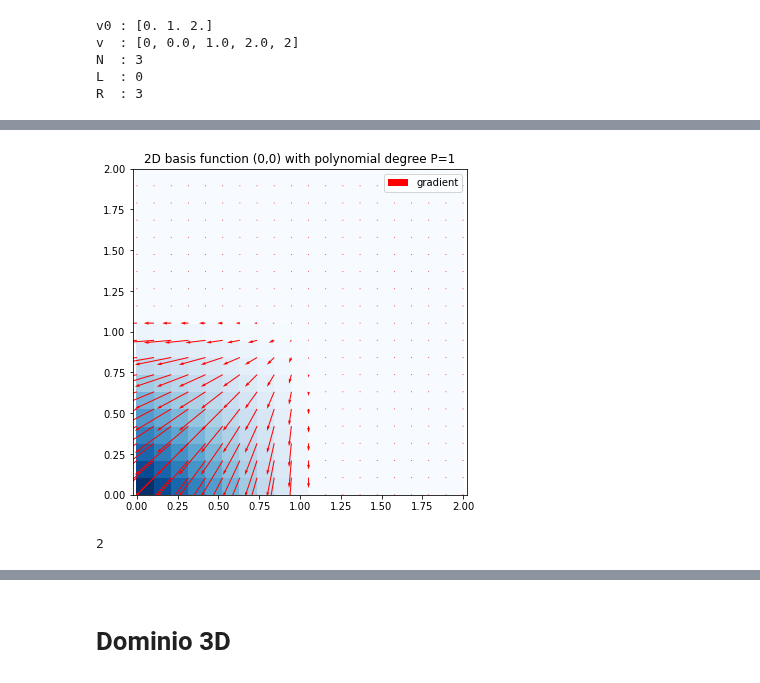
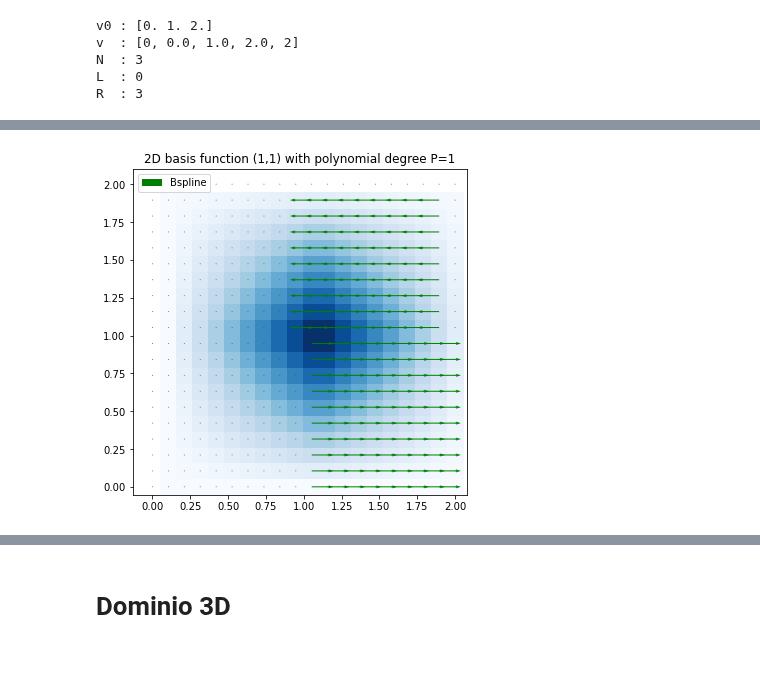
Before and after one commit to EliaStocco/Bspline, a Jupyter notebook: python/Test.ipynb, the cells around one changed output, grey strips where cells are left out. Cells and saved outputs as stored; diff of their text form; code cells hidden in the pictures.

Commit message:
continuo ad avere problemi con il gradiente, serve una formula precisa e non tirare a caso

```diff
--- a/python/Test.ipynb
+++ b/python/Test.ipynb
@@ -795,3 +801,22 @@ XY = np.zeros((Nx*Ny,2))
 XY[:,0] = X.reshape((Nx*Ny,))
 XY[:,1] = Y.reshape((Nx*Ny,))
 #XY = pd.DataFrame({"x":X.reshape((Nx*Ny,1)), "y":Y.reshape((Nx*Ny,1))})
+# %%
+#%matplotlib widget
+i = 1
+j = 1
+
+#
+bs.clear_cp()
+bs.set_cp([i,j],1.0)
+#
+z=bs.evaluate(XY)
+Z=z.reshape(Nx,Ny)
+#
+der = bs.derivative()
+vx = der[0].evaluate(XY).reshape((Nx,Ny))
+vy = der[1].evaluate(XY).reshape((Nx,Ny))
+#zd  = der.evaluate(XY)
+
+#nunpy
+g = np.gradient(Z)
@@ -798,42 +852,14 @@ XY[:,1] = Y.reshape((Nx*Ny,))
 # %%
 #%matplotlib widget
-i = 0
-j = 0
-
 fig = plt.figure ( 0 , figsize = ( 6 , 6 ) )
 
-#colors = iter(cm.rainbow(np.linspace(0, 1,N)))
-
-#x = np.linspace(min(v)+0.1,max(v)-0.1,100)
-#print("x : ",x)
-
-
-
-k=1
-
-#print(k)
-#ax = fig.add_subplot(NP, NP, k)#, projection='3d')
-#k=k+1
-
 #
-bs.clear_cp()
-bs.set_cp([i,j],1.0)
-#
-z=bs.evaluate(XY)
-Z=z.reshape(Nx,Ny)
-#
-#der = bs.derivative()
-#zd  = der.evaluate(XY)
-
-#nunpy
-g = np.gradient(Z)
-
-#
-plt.pcolormesh(X, Y, Z, cmap='Blues',label="function")#,rstride=1, cstride=1)
-plt.quiver(X,Y,g[0],g[1],color="red",label="gradient")
+plt.pcolormesh(X+dx, Y-dy, Z, cmap='Blues',label="function")#,rstride=1, cstride=1)
+#plt.quiver(X,Y,g[0],g[1],color="red",label="fd")
+plt.quiver(X,Y,vx,[0],color="green",label="Bspline")
 plt.axis('equal')
 plt.legend()
 plt.title("2D basis function (%d,%d) with polynomial degree P=%d" %(i,j,P) )
 plt.show()
 # %% [output]
-[figure, old version]
+[figure, new version]
@@ -849,6 +865,0 @@ self = bs
-# %%
-der_sh = self._sh
-der_kv = list()
-self.dim()
-# %% [output]
-2
```
Also changed, not shown: parts of 30 cells of this notebook, 2 other files.
